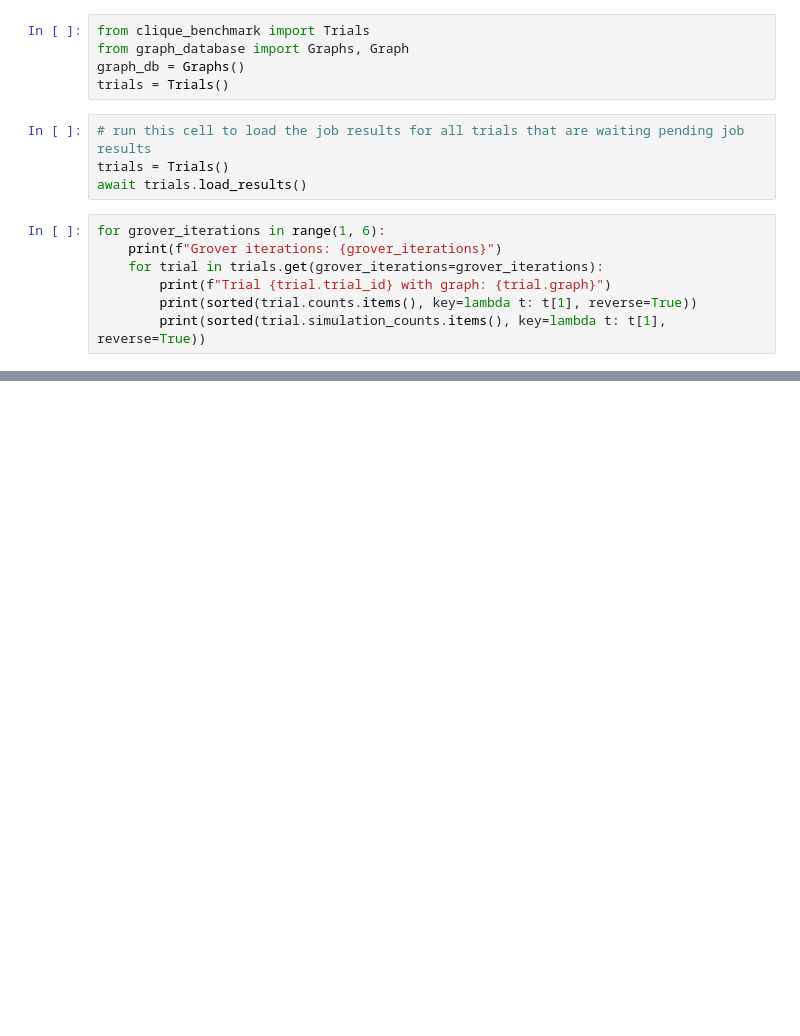
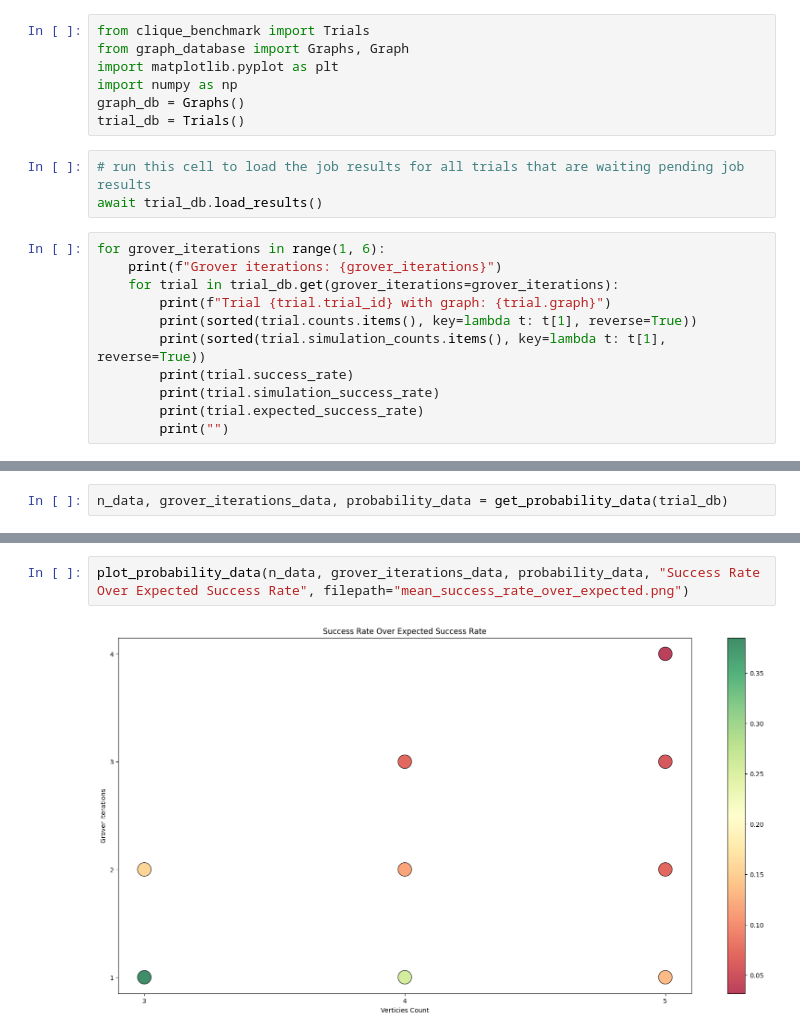
Before and after one commit to ErikUmble/Python2QCCompiler, a Jupyter notebook: clique/results.ipynb, the cells around one changed output, grey strips where cells are left out. Drawn from its saved outputs; the diff is of its cells as text; blank space fills up the shorter version.

Commit message:
Initial results support for clique benchmark

```diff
--- a/clique/results.ipynb
+++ b/clique/results.ipynb
@@ -1,18 +1,23 @@
 # %%
 from clique_benchmark import Trials
 from graph_database import Graphs, Graph
+import matplotlib.pyplot as plt
+import numpy as np
 graph_db = Graphs()
-trials = Trials()
+trial_db = Trials()
 # %%
 # run this cell to load the job results for all trials that are waiting pending job results
-trials = Trials()
-await trials.load_results()
+await trial_db.load_results()
 # %%
 for grover_iterations in range(1, 6):
     print(f"Grover iterations: {grover_iterations}")
-    for trial in trials.get(grover_iterations=grover_iterations):
+    for trial in trial_db.get(grover_iterations=grover_iterations):
         print(f"Trial {trial.trial_id} with graph: {trial.graph}")
         print(sorted(trial.counts.items(), key=lambda t: t[1], reverse=True))
         print(sorted(trial.simulation_counts.items(), key=lambda t: t[1], reverse=True))
+        print(trial.success_rate)
+        print(trial.simulation_success_rate)
+        print(trial.expected_success_rate)
+        print("")
 # %% [output]
 Grover iterations: 1
@@ -57,0 +82,2 @@ print(sorted(trials.get(graph_id=51376)[0].simulation_counts.items(), key=lambda
+# %%
+n_data, grover_iterations_data, probability_data = get_probability_data(trial_db)
@@ -57,0 +102,4 @@ print(sorted(trials.get(graph_id=51376)[0].simulation_counts.items(), key=lambda
+# %%
+plot_probability_data(n_data, grover_iterations_data, probability_data, "Success Rate Over Expected Success Rate", filepath="mean_success_rate_over_expected.png")
+# %% [output]
+[figure, added]
```
Also changed, not shown: parts of 5 cells of this notebook, 3 other files.
